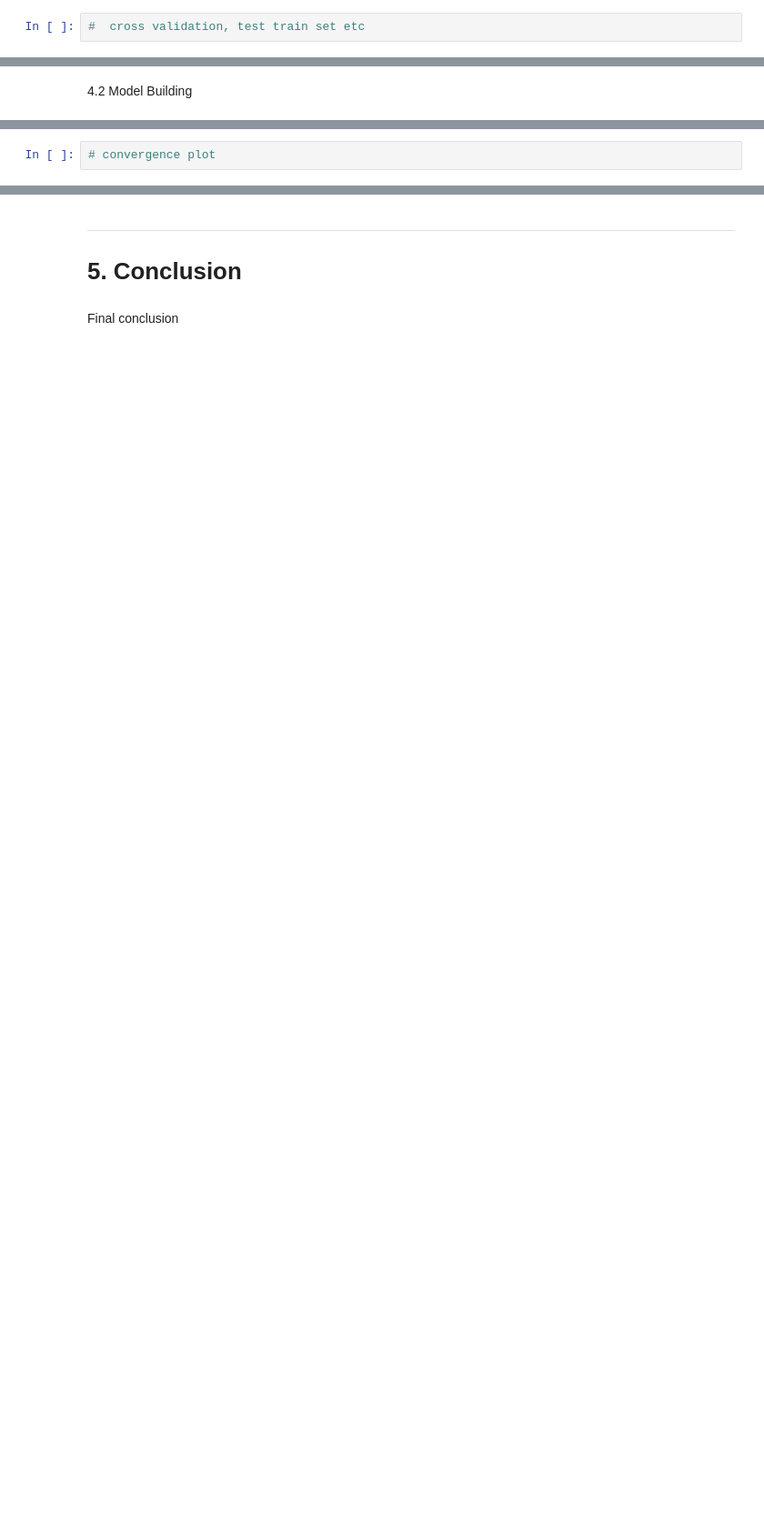
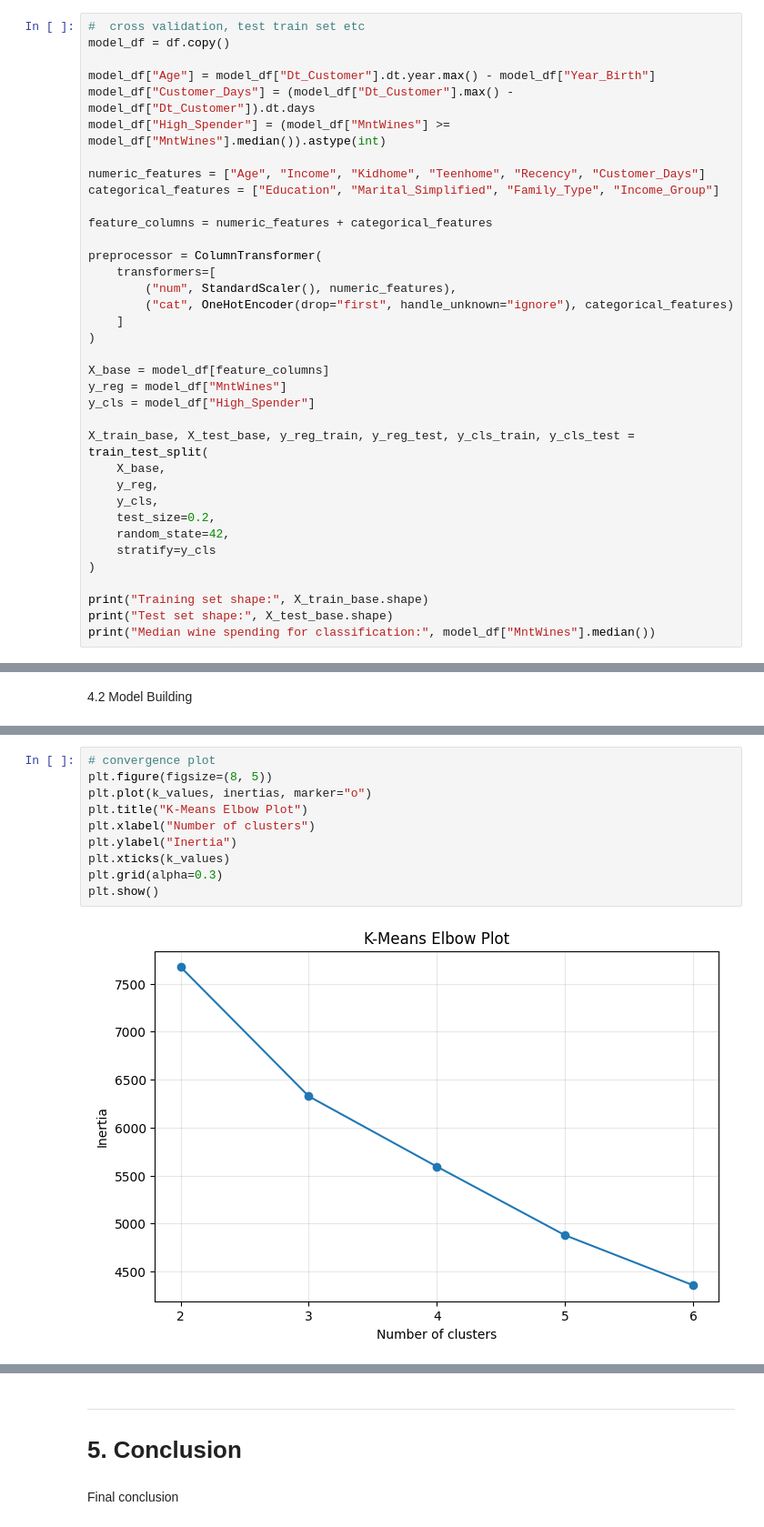
Before and after one commit to ShayanDhillon/Data200-Final-Customers, a Jupyter notebook: CustomerAnalysis.ipynb, the cells around one changed output, grey strips where cells are left out. Shown at 91% size. Cells and saved outputs as stored; diff of their text form; blank space fills up the shorter version.

Commit message:
feat: Modelling section

```diff
--- a/CustomerAnalysis.ipynb
+++ b/CustomerAnalysis.ipynb
@@ -277,3 +277,37 @@ The plot expresses a positive correlation between income group and the amount sp
 Setup
 # %%
 #  cross validation, test train set etc
+model_df = df.copy()
+
+model_df["Age"] = model_df["Dt_Customer"].dt.year.max() - model_df["Year_Birth"]
+model_df["Customer_Days"] = (model_df["Dt_Customer"].max() - model_df["Dt_Customer"]).dt.days
+model_df["High_Spender"] = (model_df["MntWines"] >= model_df["MntWines"].median()).astype(int)
+
+numeric_features = ["Age", "Income", "Kidhome", "Teenhome", "Recency", "Customer_Days"]
+categorical_features = ["Education", "Marital_Simplified", "Family_Type", "Income_Group"]
+
+feature_columns = numeric_features + categorical_features
+
+preprocessor = ColumnTransformer(
+    transformers=[
+        ("num", StandardScaler(), numeric_features),
+        ("cat", OneHotEncoder(drop="first", handle_unknown="ignore"), categorical_features)
+    ]
+)
+
+X_base = model_df[feature_columns]
+y_reg = model_df["MntWines"]
+y_cls = model_df["High_Spender"]
+
+X_train_base, X_test_base, y_reg_train, y_reg_test, y_cls_train, y_cls_test = train_test_split(
+    X_base,
+    y_reg,
+    y_cls,
+    test_size=0.2,
+    random_state=42,
+    stratify=y_cls
+)
+
+print("Training set shape:", X_train_base.shape)
+print("Test set shape:", X_test_base.shape)
+print("Median wine spending for classification:", model_df["MntWines"].median())
@@ -290,4 +450,14 @@ Setup
 # %%
 # convergence plot
+plt.figure(figsize=(8, 5))
+plt.plot(k_values, inertias, marker="o")
+plt.title("K-Means Elbow Plot")
+plt.xlabel("Number of clusters")
+plt.ylabel("Inertia")
+plt.xticks(k_values)
+plt.grid(alpha=0.3)
+plt.show()
+# %% [output]
+[figure, added]
 # %% [markdown]
 **Interpretation:**
```
Also changed, not shown: parts of 10 cells of this notebook.
